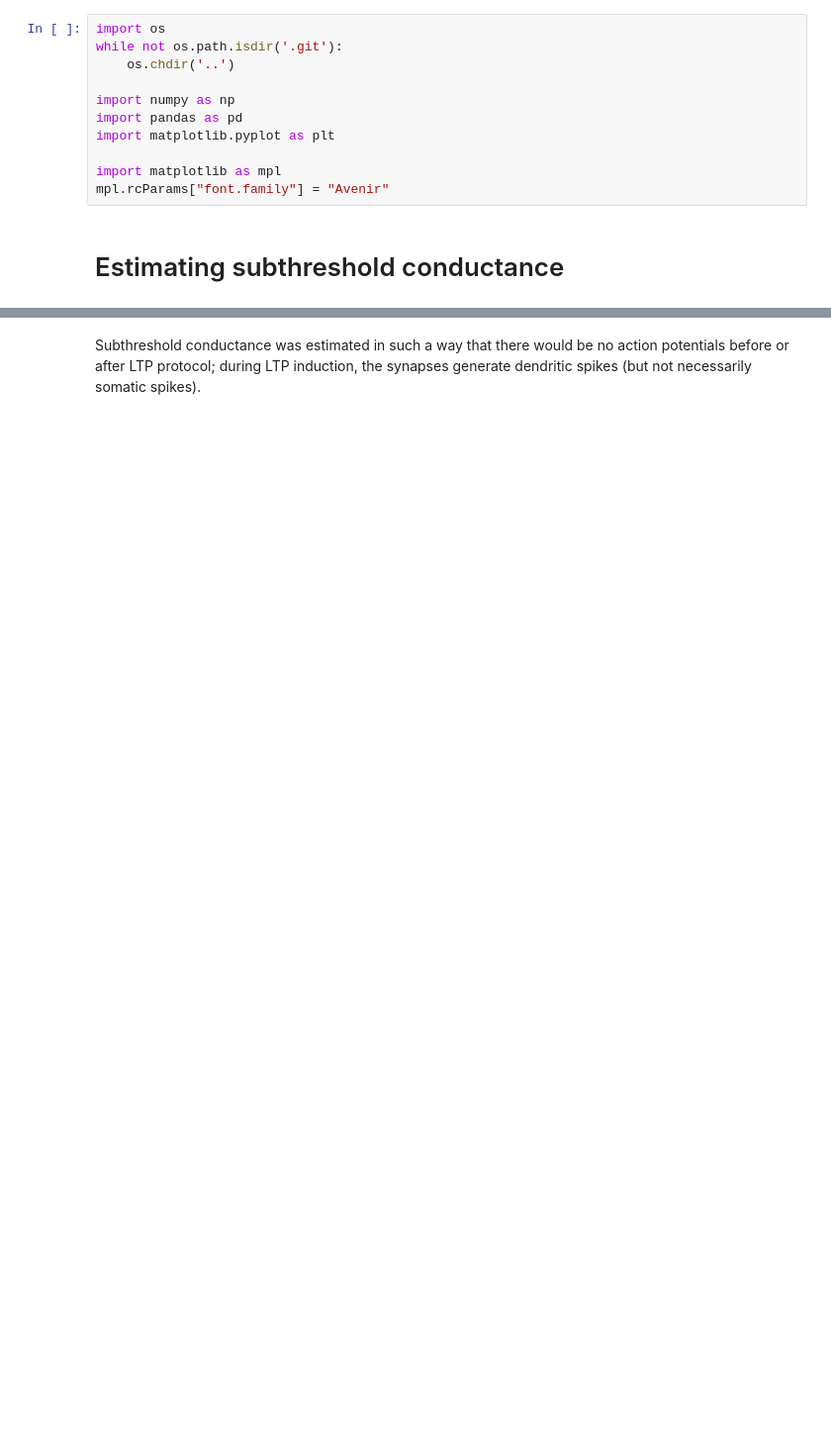
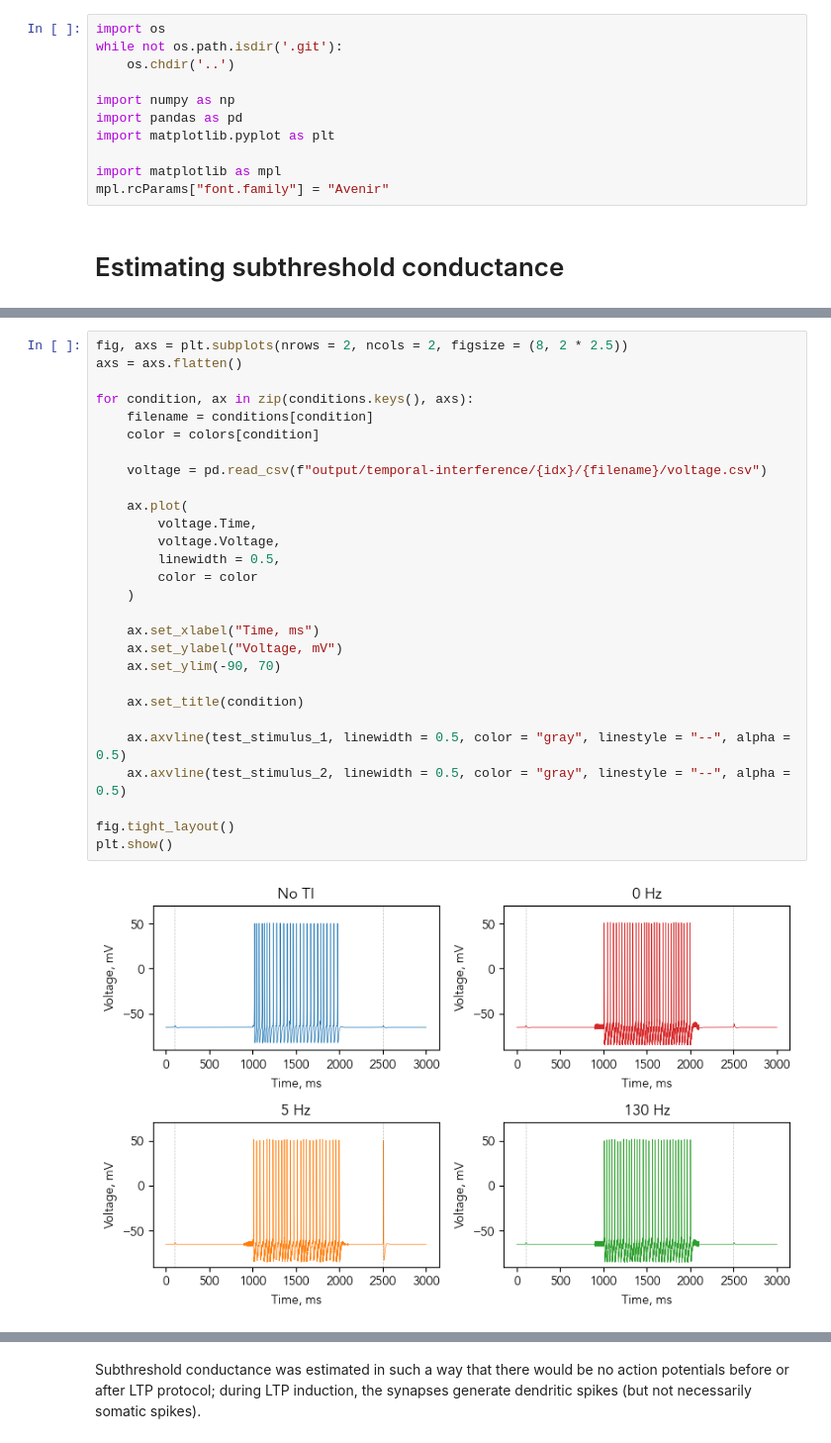
Before and after one commit to kerseviciute/temporal-interference, a Jupyter notebook: final-notebooks/subthreshold-conductance.ipynb, the cells around one changed output, grey strips where cells are left out. Shown at 99% size. Cells and saved outputs as stored; diff of their text form; blank space fills up the shorter version.

```diff
--- a/final-notebooks/subthreshold-conductance.ipynb
+++ b/final-notebooks/subthreshold-conductance.ipynb
@@ -13,0 +40,30 @@ mpl.rcParams["font.family"] = "Avenir"
+# %%
+fig, axs = plt.subplots(nrows = 2, ncols = 2, figsize = (8, 2 * 2.5))
+axs = axs.flatten()
+
+for condition, ax in zip(conditions.keys(), axs):
+    filename = conditions[condition]
+    color = colors[condition]
+
+    voltage = pd.read_csv(f"output/temporal-interference/{idx}/{filename}/voltage.csv")
+
+    ax.plot(
+        voltage.Time,
+        voltage.Voltage,
+        linewidth = 0.5,
+        color = color
+    )
+
+    ax.set_xlabel("Time, ms")
+    ax.set_ylabel("Voltage, mV")
+    ax.set_ylim(-90, 70)
+
+    ax.set_title(condition)
+
+    ax.axvline(test_stimulus_1, linewidth = 0.5, color = "gray", linestyle = "--", alpha = 0.5)
+    ax.axvline(test_stimulus_2, linewidth = 0.5, color = "gray", linestyle = "--", alpha = 0.5)
+
+fig.tight_layout()
+plt.show()
+# %% [output]
+[figure, added]
```
Also changed, not shown: parts of 13 cells of this notebook, 38 other files.
